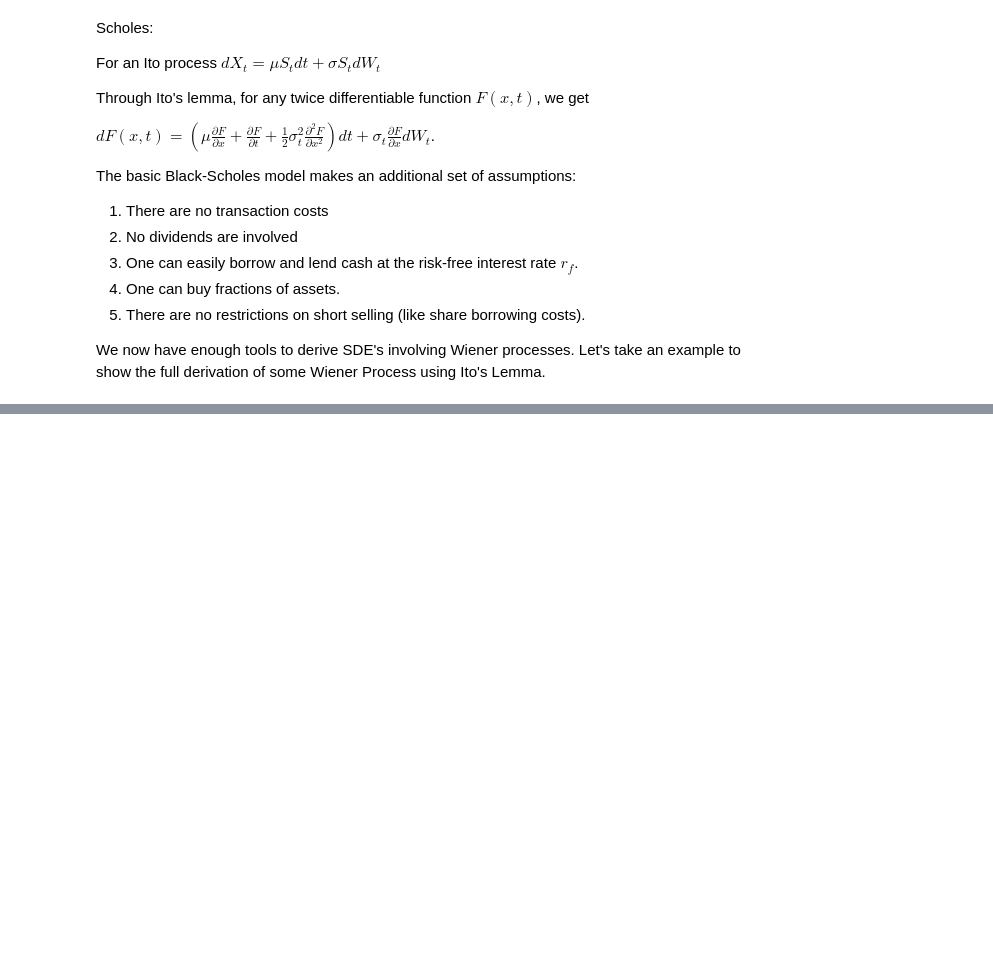
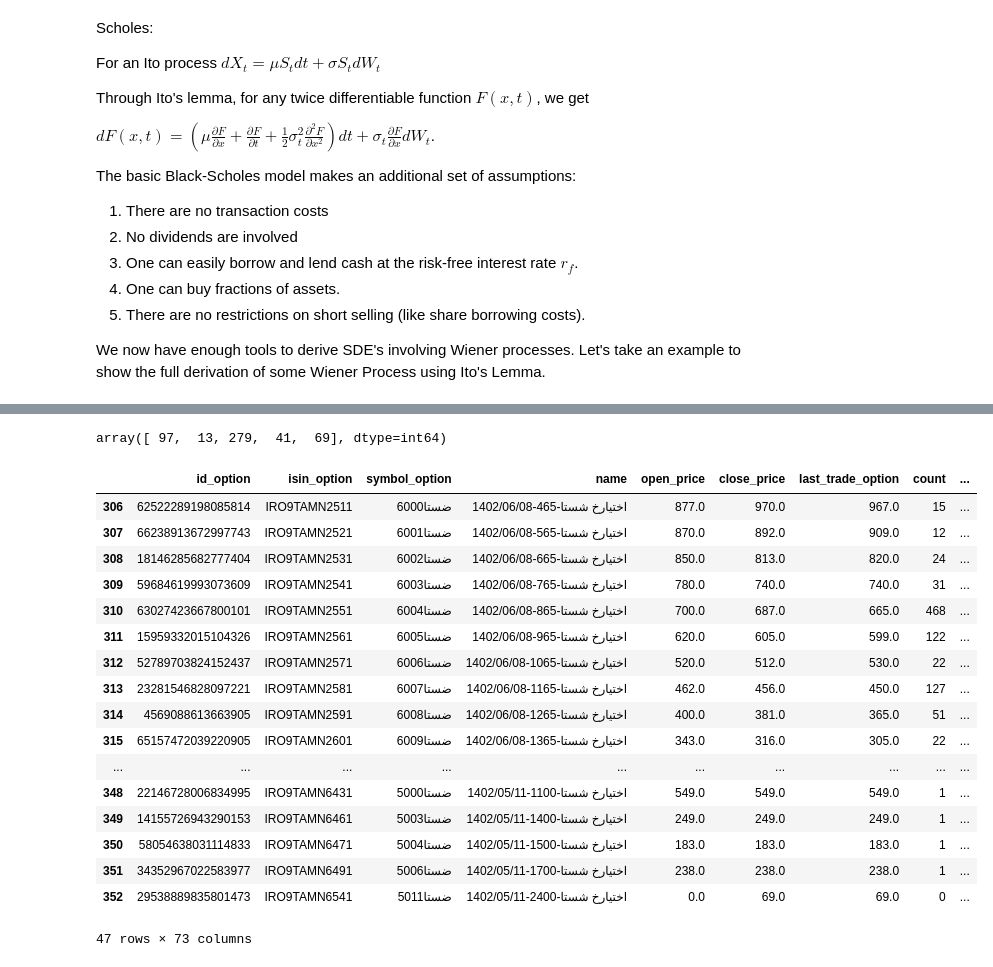
Before and after one commit to Kamyarb/OptionTrading, a Jupyter notebook: practice.ipynb, the cells around one changed output, grey strips where cells are left out. Cells and saved outputs as stored; diff of their text form; code cells hidden in the pictures; blank space fills up the shorter version.

```diff
--- a/practice.ipynb
+++ b/practice.ipynb
@@ -122,6 +94,6 @@ options_selected['diff'] = options_selected['last_trade_option'] - options_selec
 # %%
 px.line(options_selected , x='symbol_option' , y='diff')
 # %%
-pd.options.display.max_rows = 100
+pd.options.display.max_rows = 10
 
 options_selected[options_selected['symbol_option']=='ضجار6000'].T
@@ -227,0 +331,4 @@ json.loads(content)
+# %%
+pd.options.display.max_rows = 50
+merged[(merged.time >datetime.datetime.combine(datetime.datetime.strptime(day, '%Y%m%d'),datetime.time(12,12,0))) &
+       (merged.time <datetime.datetime.combine(datetime.datetime.strptime(day, '%Y%m%d'),datetime.time(12,16,59)))].tail(20)
@@ -227,0 +337,2 @@ json.loads(content)
+# %%
+df = options[options['value']>1e8].dropna()
@@ -227,0 +398,28 @@ json.loads(content)
+# %%
+symbols = df['symbol_base'].unique()
+symbol = 'شستا'
+list_of_dueDates = df['days_until_due'][df['symbol_base']==symbol].unique()
+list_of_dueDates
+# %% [output]
+array([ 97,  13, 279,  41,  69], dtype=int64)
+# %%
+df[df['symbol_base']==symbol]
+# %% [output]
+|  | id_option | isin_option | symbol_option | name | open_price | close_price | last_trade_option | count | ... |
+| 306 | 62522289198085814 | IRO9TAMN2511 | ضستا6000 | اختيارخ شستا-465-1402/06/08 | 877.0 | 970.0 | 967.0 | 15 | ... |
+| 307 | 66238913672997743 | IRO9TAMN2521 | ضستا6001 | اختيارخ شستا-565-1402/06/08 | 870.0 | 892.0 | 909.0 | 12 | ... |
+| 308 | 18146285682777404 | IRO9TAMN2531 | ضستا6002 | اختيارخ شستا-665-1402/06/08 | 850.0 | 813.0 | 820.0 | 24 | ... |
+| 309 | 59684619993073609 | IRO9TAMN2541 | ضستا6003 | اختيارخ شستا-765-1402/06/08 | 780.0 | 740.0 | 740.0 | 31 | ... |
+| 310 | 63027423667800101 | IRO9TAMN2551 | ضستا6004 | اختيارخ شستا-865-1402/06/08 | 700.0 | 687.0 | 665.0 | 468 | ... |
+| 311 | 15959332015104326 | IRO9TAMN2561 | ضستا6005 | اختيارخ شستا-965-1402/06/08 | 620.0 | 605.0 | 599.0 | 122 | ... |
+| 312 | 52789703824152437 | IRO9TAMN2571 | ضستا6006 | اختيارخ شستا-1065-1402/06/08 | 520.0 | 512.0 | 530.0 | 22 | ... |
+| 313 | 23281546828097221 | IRO9TAMN2581 | ضستا6007 | اختيارخ شستا-1165-1402/06/08 | 462.0 | 456.0 | 450.0 | 127 | ... |
+| 314 | 4569088613663905 | IRO9TAMN2591 | ضستا6008 | اختيارخ شستا-1265-1402/06/08 | 400.0 | 381.0 | 365.0 | 51 | ... |
+| 315 | 65157472039220905 | IRO9TAMN2601 | ضستا6009 | اختيارخ شستا-1365-1402/06/08 | 343.0 | 316.0 | 305.0 | 22 | ... |
+| ... | ... | ... | ... | ... | ... | ... | ... | ... | ... |
+| 348 | 22146728006834995 | IRO9TAMN6431 | ضستا5000 | اختيارخ شستا-1100-1402/05/11 | 549.0 | 549.0 | 549.0 | 1 | ... |
+| 349 | 14155726943290153 | IRO9TAMN6461 | ضستا5003 | اختيارخ شستا-1400-1402/05/11 | 249.0 | 249.0 | 249.0 | 1 | ... |
+| 350 | 58054638031114833 | IRO9TAMN6471 | ضستا5004 | اختيارخ شستا-1500-1402/05/11 | 183.0 | 183.0 | 183.0 | 1 | ... |
+| 351 | 34352967022583977 | IRO9TAMN6491 | ضستا5006 | اختيارخ شستا-1700-1402/05/11 | 238.0 | 238.0 | 238.0 | 1 | ... |
+| 352 | 29538889835801473 | IRO9TAMN6541 | ضستا5011 | اختيارخ شستا-2400-1402/05/11 | 0.0 | 69.0 | 69.0 | 0 | ... |
+47 rows × 73 columns
```
Also changed, not shown: parts of 49 cells of this notebook, 6 other files.
